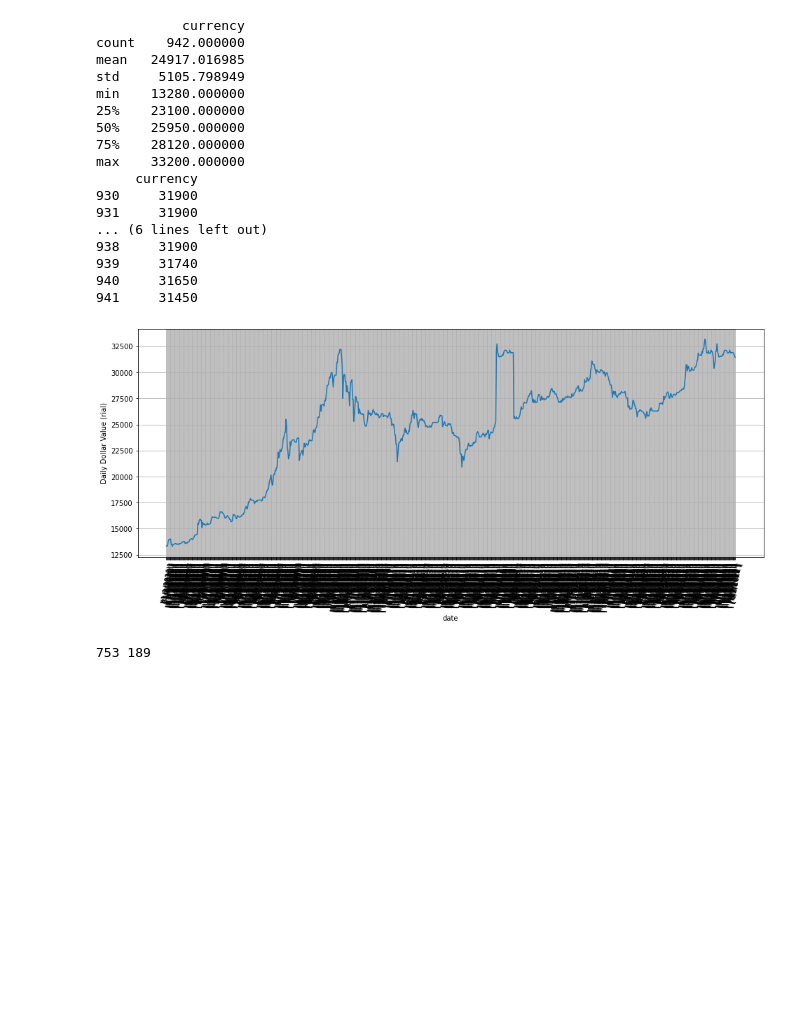
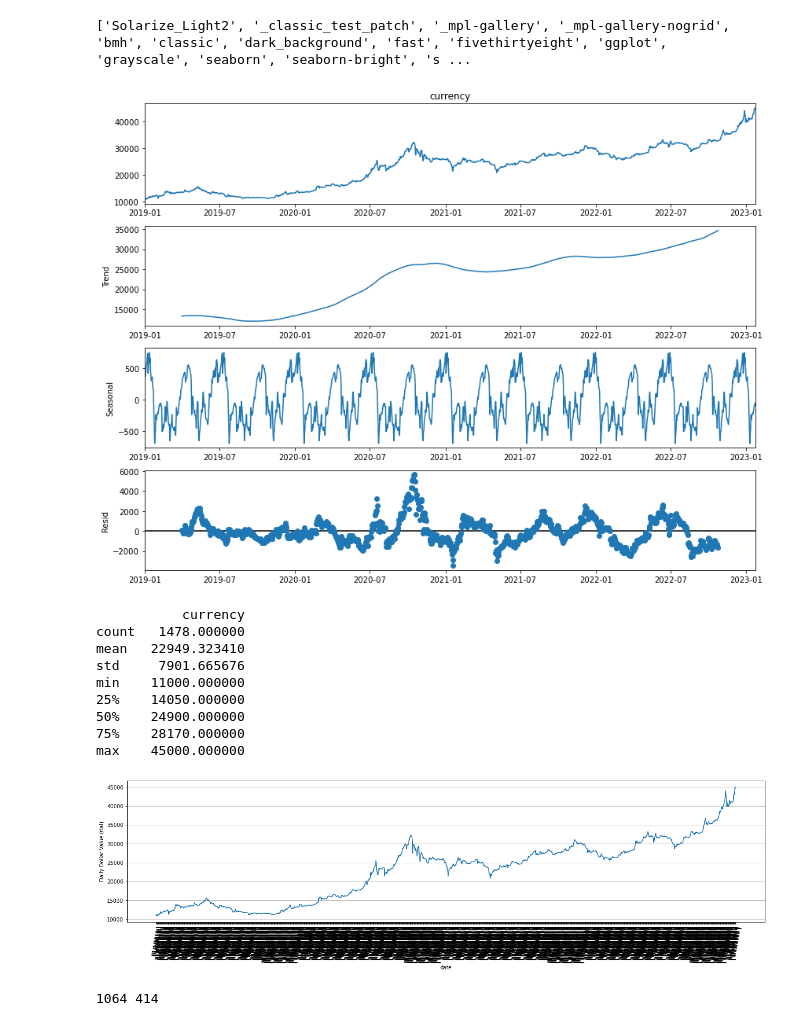
Before and after one commit to bahereh/Data_Science_Personal_Projects, a Jupyter notebook: LSTM.ipynb, the cells around one changed output. Saved outputs shown, nothing was run; the diff lists cells and outputs as text; code cells hidden in the pictures; blank space fills up the shorter version.

Commit message:
CorrectLSTM_Dollar2023

```diff
--- a/LSTM.ipynb
+++ b/LSTM.ipynb
@@ -2,0 +26,8 @@
+# %%
+from pylab import rcParams
+rcParams['figure.figsize'] = 12, 6
+df.plot()
+plt.xlabel('datetime')
+plt.ylabel('Dollar Rate')
+plt.title("Dollar")
+plt.savefig('Dollar_Rate_2023.jpg')
@@ -3,36 +55,40 @@
+# %%
+import statsmodels
+from statsmodels.tsa.seasonal import seasonal_decompose
+result = seasonal_decompose(df['currency'], model='additive',period = 180)
+
+rcParams['figure.figsize'] = 12, 9
+# plt.rc('lines', linewidth=1, color='r')
+
+fig = result.plot()
+print(plt.style.available)
+plt.savefig('Dollar_Decomposition.jpg')
+# %% [output]
+['Solarize_Light2', '_classic_test_patch', '_mpl-gallery', '_mpl-gallery-nogrid', 'bmh', 'classic', 'dark_background', 'fast', 'fivethirtyeight', 'ggplot', 'grayscale', 'seaborn', 'seaborn-bright', 's ...
+[figure, added]
 # %%
-import pandas
-import matplotlib.pyplot as plt
-dataset = pandas.read_csv('Daily_Currency.csv', usecols=[1], engine='python')
-dataset2 = pandas.read_csv('Daily_Currency.csv', usecols=[0], engine='python')
+dataset = pd.read_csv('Daily_Currency.csv', usecols=[1], engine='python')
+dataset2 = pd.read_csv('Daily_Currency.csv', usecols=[0], engine='python')
 date = dataset2.values.astype('str')
 print(dataset.describe())
-print(dataset.tail(12))
+# print(dataset.tail(12))
 
-plt.figure(figsize=(22, 8))
-plt.grid()
+plt.figure(figsize=(22, 5))
+plt.grid(axis = 'y')
 plt.plot(dataset)
 plt.xlabel('date')
 plt.ylabel('Daily Dollar Value (rial)')
 plt.xticks([i for i in range(len(dataset))],list(date),rotation = 80)
 plt.show()
 # %% [output]
            currency
-count    942.000000
-mean   24917.016985
-std     5105.798949
-min    13280.000000
-25%    23100.000000
-50%    25950.000000
-75%    28120.000000
-max    33200.000000
-     currency
-930     31900
-931     31900
-... (6 lines left out)
-938     31900
-939     31740
-940     31650
-941     31450
+count   1478.000000
+mean   22949.323410
+std     7901.665676
+min    11000.000000
+25%    14050.000000
+50%    24900.000000
+75%    28170.000000
+max    45000.000000
-[figure, old version]
+[figure, new version]
 # %%
@@ -55,12 +109,12 @@ scaler = MinMaxScaler(feature_range=(0, 1))
 dataset = scaler.fit_transform(dataset) #.reshape(1,-1)
 # %%
 # split into train and test sets
-train_size = int(len(dataset) * 0.8)
+train_size = int(len(dataset) * 0.72)
 test_size = len(dataset) - train_size
 train, test = dataset[0:train_size,:], dataset[train_size:len(dataset),:]
 print(len(train), len(test))
 # %% [output]
-753 189
+1064 414
 # %%
 # convert an array of values into a dataset matrix
 import numpy as np
```
Also changed, not shown: parts of 28 cells of this notebook.
